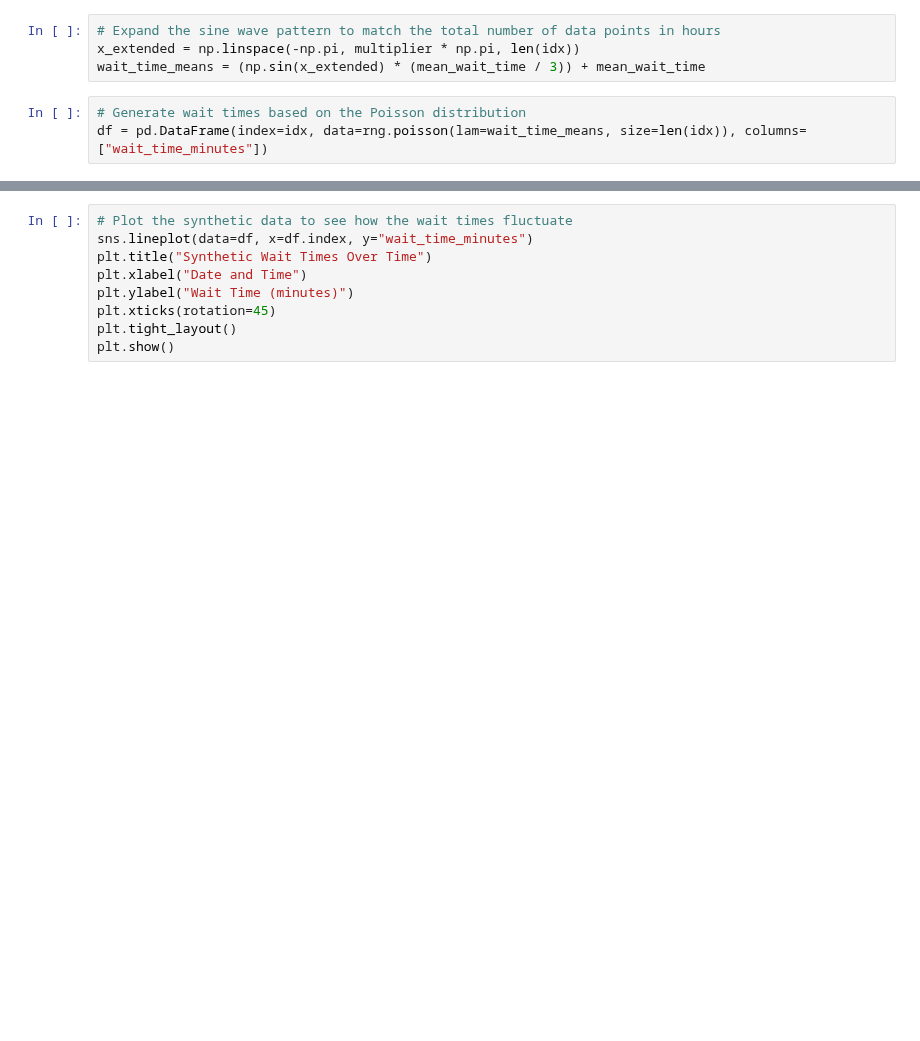
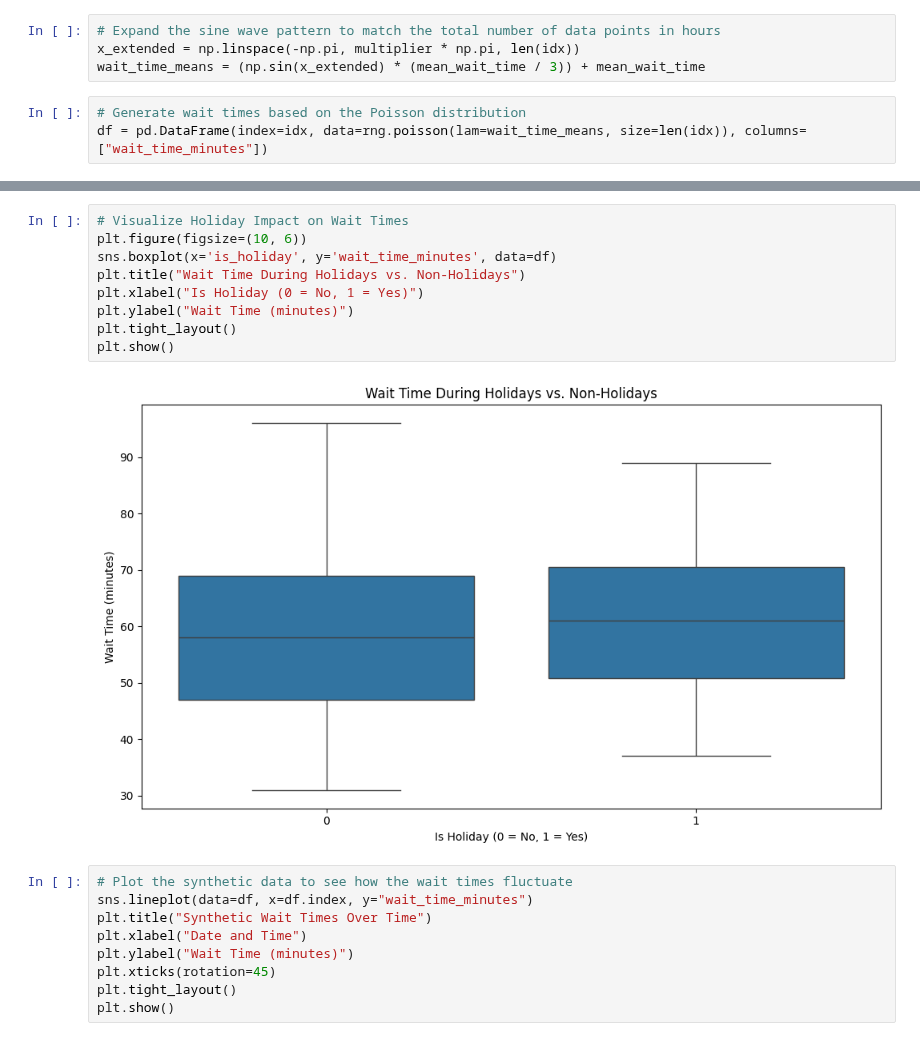
Before and after one commit to sophieboyle1/Final-Year-Project, a Jupyter notebook: src/wait_times.ipynb, the cells around one changed output, grey strips where cells are left out. Drawn from its saved outputs; the diff is of its cells as text; blank space fills up the shorter version.

```diff
--- a/src/wait_times.ipynb
+++ b/src/wait_times.ipynb
@@ -51,3 +92,14 @@ print(df.head(3))
+# %%
+# Visualize Holiday Impact on Wait Times
+plt.figure(figsize=(10, 6))
+sns.boxplot(x='is_holiday', y='wait_time_minutes', data=df)
+plt.title("Wait Time During Holidays vs. Non-Holidays")
+plt.xlabel("Is Holiday (0 = No, 1 = Yes)")
+plt.ylabel("Wait Time (minutes)")
+plt.tight_layout()
+plt.show()
+# %% [output]
+[figure, added]
 # %%
 # Plot the synthetic data to see how the wait times fluctuate
 sns.lineplot(data=df, x=df.index, y="wait_time_minutes")
```
Also changed, not shown: parts of 6 cells of this notebook, 1 other file.
